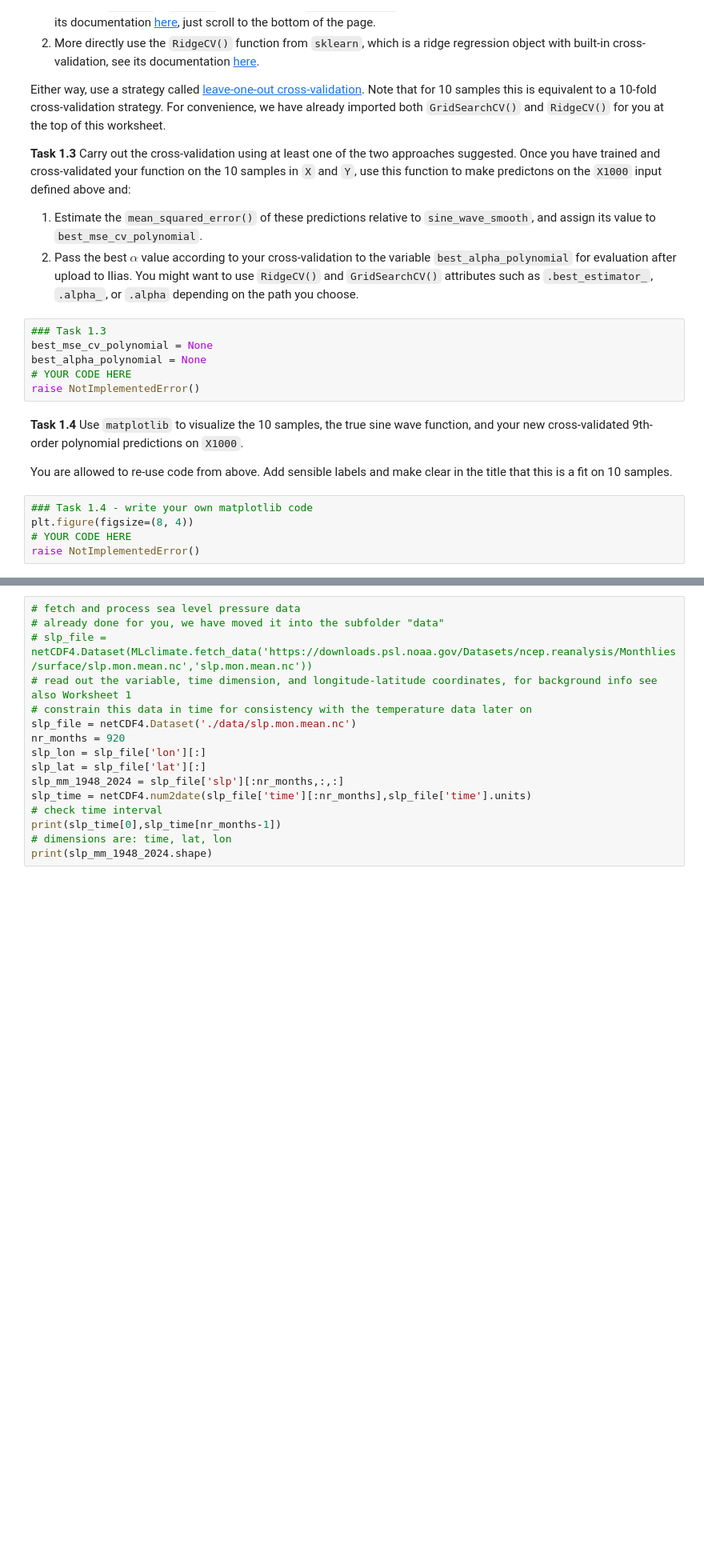
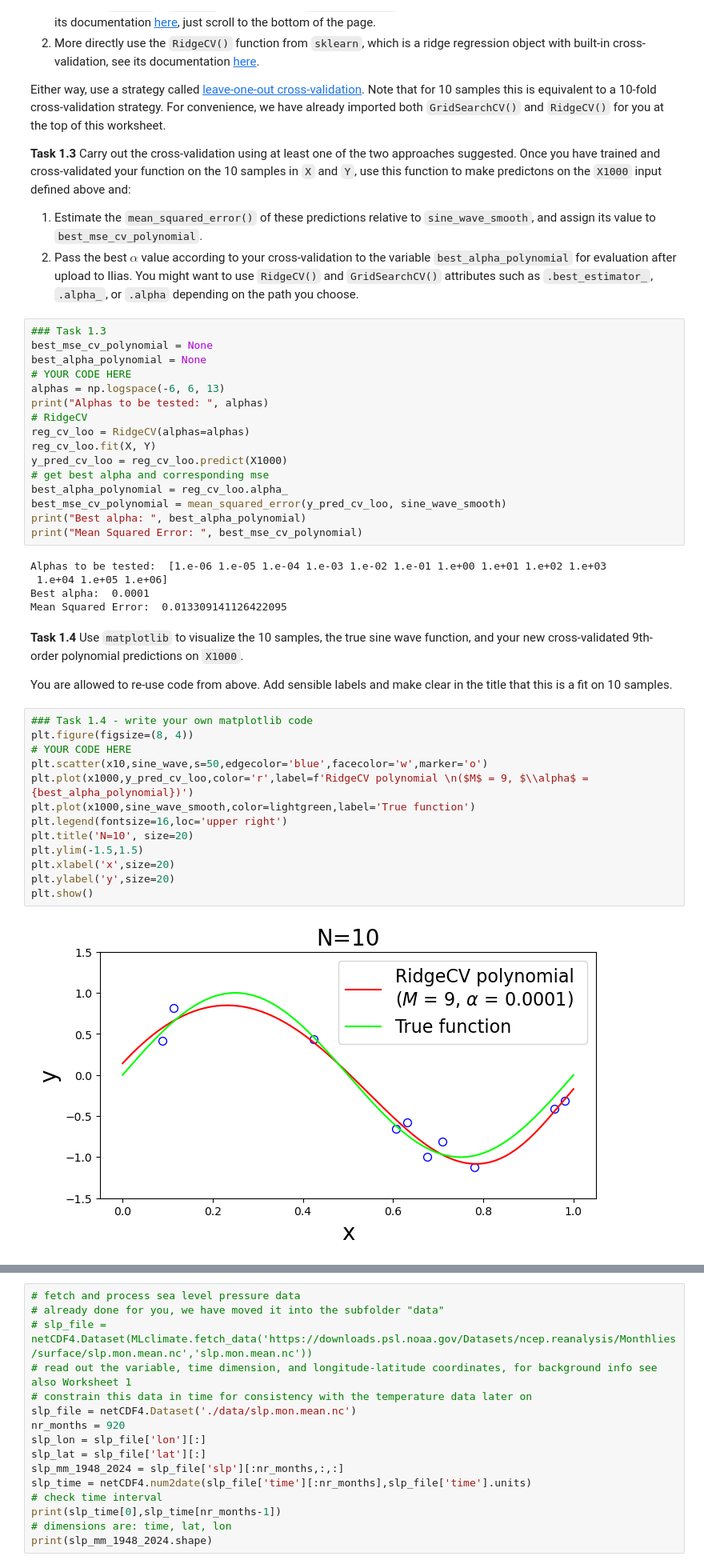
Before and after one commit to nina-prog/climate-env-ml, a Jupyter notebook: Assignment02/Assignment02/Exercise02.ipynb, the cells around one changed output, grey strips where cells are left out. Shown at 80% size. Cells and saved outputs as stored; diff of their text form; blank space fills up the shorter version.

```diff
--- a/Assignment02/Assignment02/Exercise02.ipynb
+++ b/Assignment02/Assignment02/Exercise02.ipynb
@@ -204,7 +258,22 @@ Either way, use a strategy called [leave-one-out cross-validation](https://machi
 best_mse_cv_polynomial = None
 best_alpha_polynomial = None
 # YOUR CODE HERE
-raise NotImplementedError()
+alphas = np.logspace(-6, 6, 13)
+print("Alphas to be tested: ", alphas)
+# RidgeCV
+reg_cv_loo = RidgeCV(alphas=alphas)
+reg_cv_loo.fit(X, Y)
+y_pred_cv_loo = reg_cv_loo.predict(X1000)
+# get best alpha and corresponding mse
+best_alpha_polynomial = reg_cv_loo.alpha_
+best_mse_cv_polynomial = mean_squared_error(y_pred_cv_loo, sine_wave_smooth)
+print("Best alpha: ", best_alpha_polynomial)
+print("Mean Squared Error: ", best_mse_cv_polynomial)
+# %% [output]
+Alphas to be tested:  [1.e-06 1.e-05 1.e-04 1.e-03 1.e-02 1.e-01 1.e+00 1.e+01 1.e+02 1.e+03
+ 1.e+04 1.e+05 1.e+06]
+Best alpha:  0.0001
+Mean Squared Error:  0.013309141126422095
 # %% [markdown]
 **Task 1.4** Use `matplotlib` to visualize the 10 samples, the true sine wave function, and your new cross-validated 9th-order polynomial predictions on `X1000`.
 
@@ -212,8 +281,18 @@ You are allowed to re-use code from above. Add sensible labels and make clear in
 # %%
 ### Task 1.4 - write your own matplotlib code
 plt.figure(figsize=(8, 4))
 # YOUR CODE HERE
-raise NotImplementedError()
+plt.scatter(x10,sine_wave,s=50,edgecolor='blue',facecolor='w',marker='o')
+plt.plot(x1000,y_pred_cv_loo,color='r',label=f'RidgeCV polynomial \n($M$ = 9, $\\alpha$ = {best_alpha_polynomial})')
+plt.plot(x1000,sine_wave_smooth,color=lightgreen,label='True function')
+plt.legend(fontsize=16,loc='upper right')
+plt.title('N=10', size=20)
+plt.ylim(-1.5,1.5)
+plt.xlabel('x',size=20)
+plt.ylabel('y',size=20)
+plt.show()
+# %% [output]
+[figure, added]
 # %% [markdown]
 ## Part 2 - Global warming revisited
 
```
Also changed, not shown: parts of 6 cells of this notebook.
